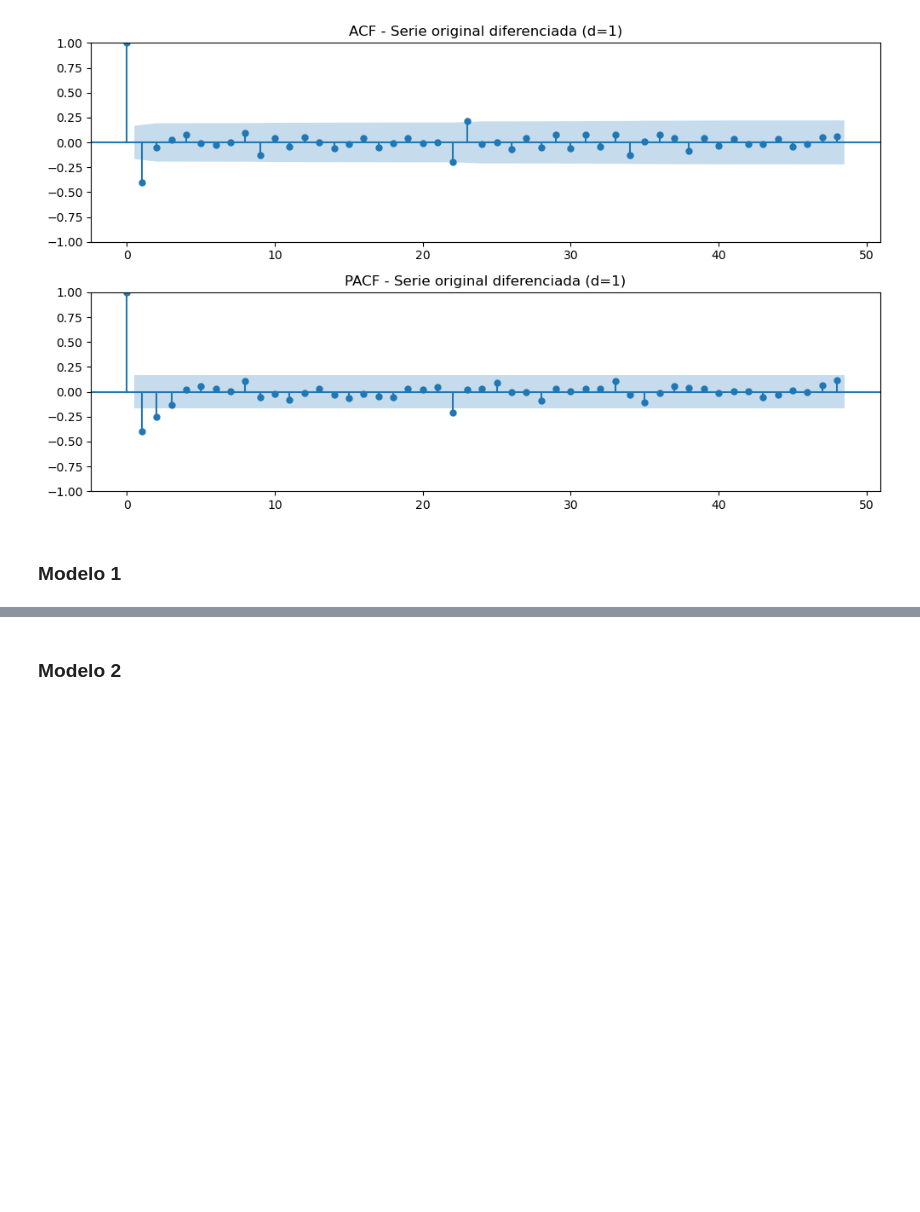
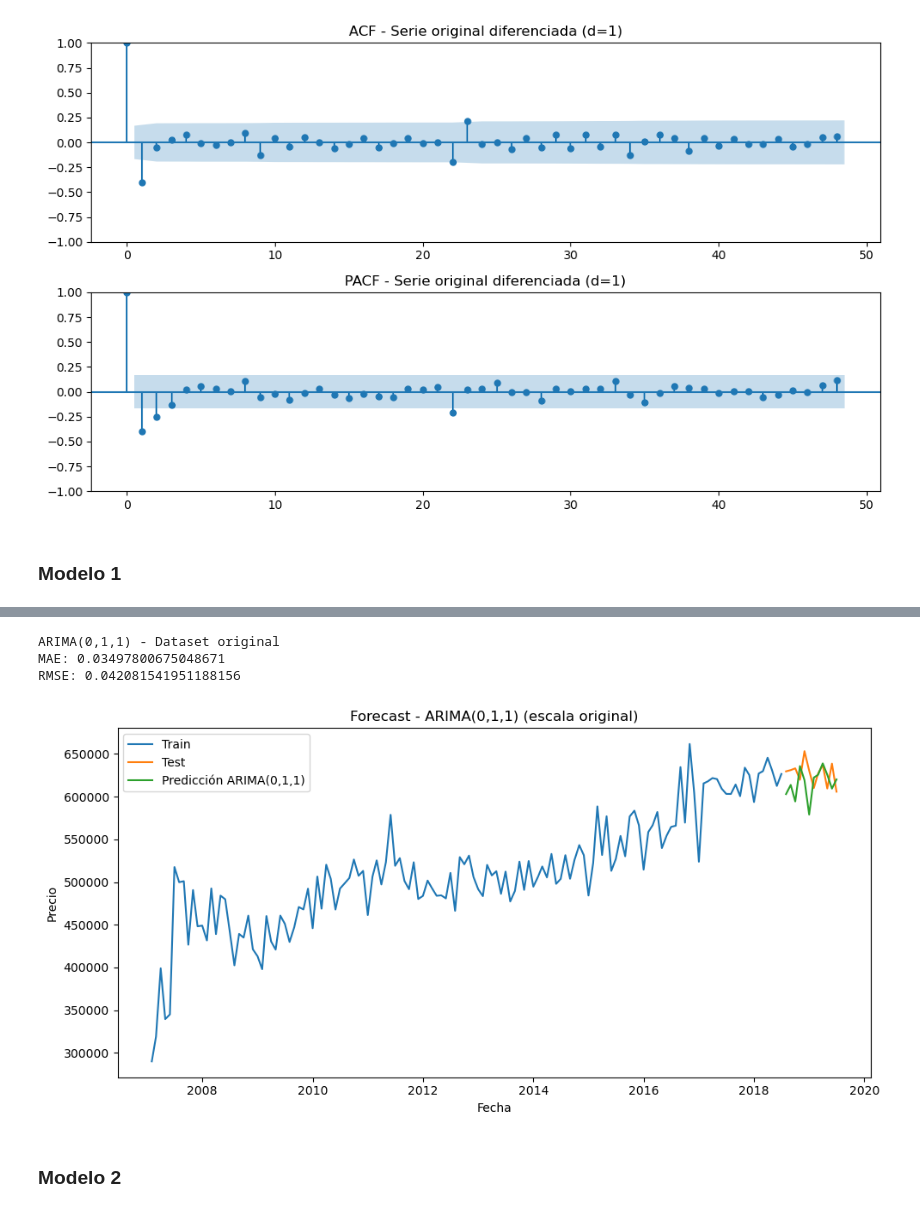
Before and after one commit to danielrawlins21/series_temporales_analisis_prediccion, a Jupyter notebook: notebooks/eval_acf_pacf_original.ipynb, the cells around one changed output, grey strips where cells are left out. Saved outputs shown, nothing was run; the diff lists cells and outputs as text; code cells hidden in the pictures; blank space fills up the shorter version.

```diff
--- a/notebooks/eval_acf_pacf_original.ipynb
+++ b/notebooks/eval_acf_pacf_original.ipynb
@@ -85,3 +93,34 @@ Warnings:
+# %%
+test = np.log(test)
+# %%
+forecast = res.get_forecast(steps=len(test))
+pred = forecast.predicted_mean
+
+mae = mean_absolute_error(test, pred)
+rmse = np.sqrt(mean_squared_error(test, pred))
+
+print("ARIMA(0,1,1) - Dataset original")
+print("MAE:", mae)
+print("RMSE:", rmse)
+# %% [output]
+ARIMA(0,1,1) - Dataset original
+MAE: 0.03497800675048671
+RMSE: 0.042081541951188156
+# %%
+# 7) Plot forecast
+plt.figure(figsize=(10, 5))
+plt.plot(np.exp(train), label="Train")
+plt.plot(np.exp(test), label="Test")
+plt.plot(np.exp(pred), label="Predicción ARIMA(0,1,1)")
+plt.title("Forecast - ARIMA(0,1,1) (escala original)")
+plt.xlabel("Fecha")
+plt.ylabel("Precio")
+plt.legend()
+plt.tight_layout()
+plt.show()
+plt.close()
+# %% [output]
+[figure, added]
 # %% [markdown]
 ### Modelo 2
 # %%
```
Also changed, not shown: parts of 18 cells of this notebook, 19 other files.
